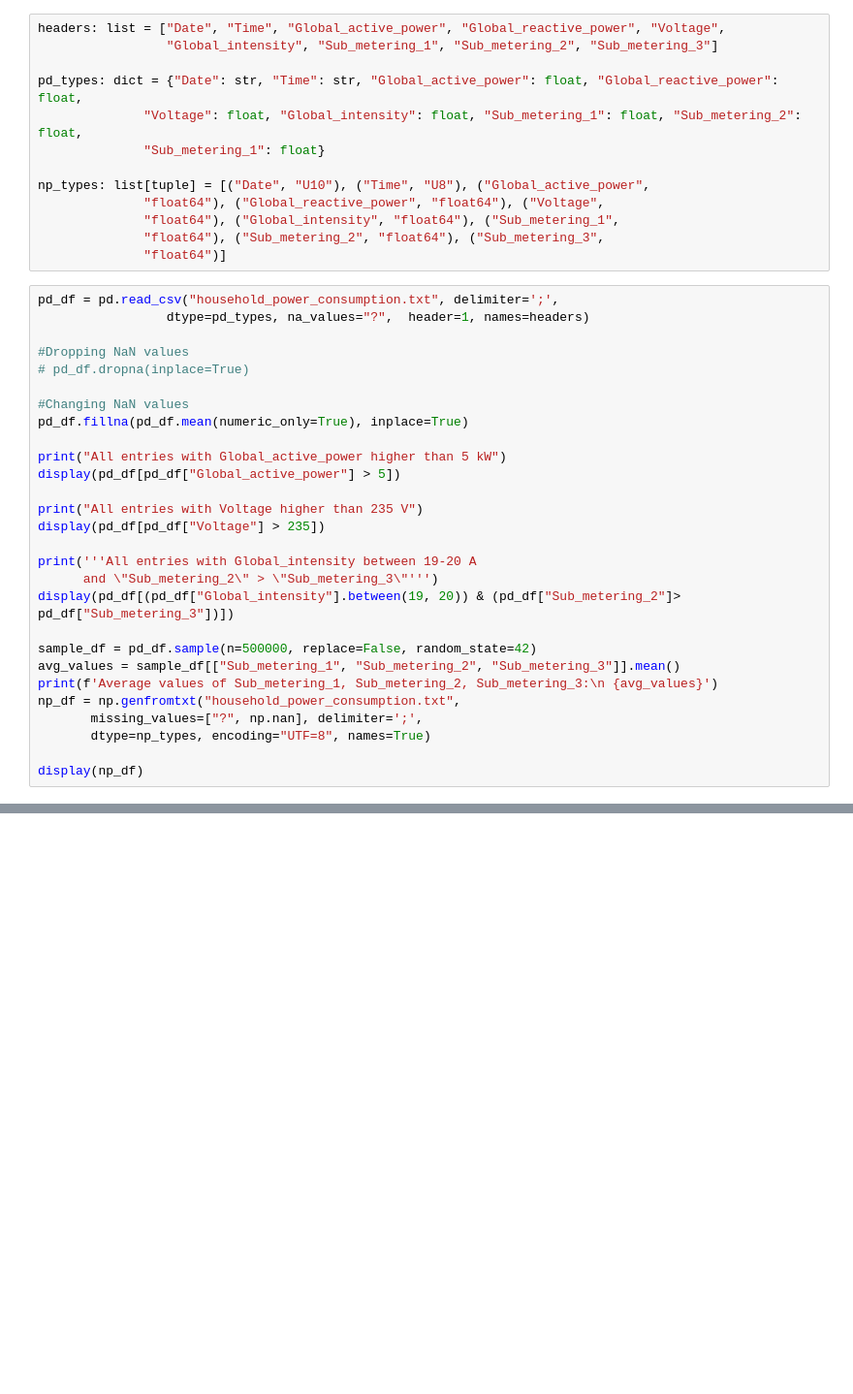
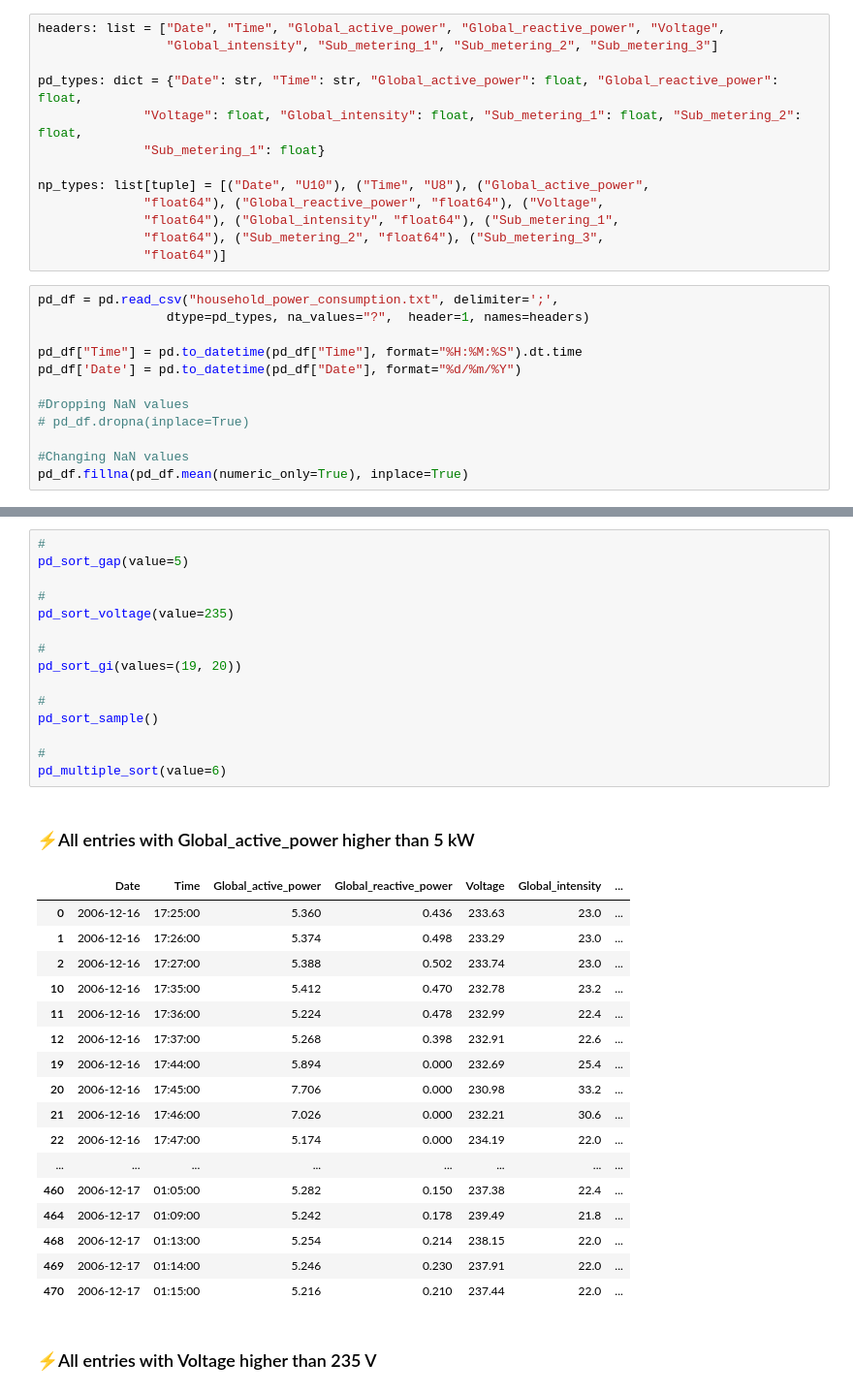
Before and after one commit to saulbadman3/DataAnalysis, a Jupyter notebook: Lab4/lab4.ipynb, the cells around one changed output, grey strips where cells are left out. Shown at 97% size. Cells and saved outputs as stored; diff of their text form; blank space fills up the shorter version.

```diff
--- a/Lab4/lab4.ipynb
+++ b/Lab4/lab4.ipynb
@@ -18,28 +17,12 @@ np_types: list[tuple] = [("Date", "U10"), ("Time", "U8"), ("Global_active_power"
 # %%
 pd_df = pd.read_csv("household_power_consumption.txt", delimiter=';',
                  dtype=pd_types, na_values="?",  header=1, names=headers)
+
+pd_df["Time"] = pd.to_datetime(pd_df["Time"], format="%H:%M:%S").dt.time
+pd_df['Date'] = pd.to_datetime(pd_df["Date"], format="%d/%m/%Y")
 
 #Dropping NaN values
 # pd_df.dropna(inplace=True)
 
 #Changing NaN values
 pd_df.fillna(pd_df.mean(numeric_only=True), inplace=True)
-
-print("All entries with Global_active_power higher than 5 kW")
-display(pd_df[pd_df["Global_active_power"] > 5])
-
-print("All entries with Voltage higher than 235 V")
-display(pd_df[pd_df["Voltage"] > 235])
-
-print('''All entries with Global_intensity between 19-20 A
-      and \"Sub_metering_2\" > \"Sub_metering_3\"''')
-display(pd_df[(pd_df["Global_intensity"].between(19, 20)) & (pd_df["Sub_metering_2"]> pd_df["Sub_metering_3"])])
-
-sample_df = pd_df.sample(n=500000, replace=False, random_state=42)
-avg_values = sample_df[["Sub_metering_1", "Sub_metering_2", "Sub_metering_3"]].mean()
-print(f'Average values of Sub_metering_1, Sub_metering_2, Sub_metering_3:\n {avg_values}')
-np_df = np.genfromtxt("household_power_consumption.txt",
-       missing_values=["?", np.nan], delimiter=';',
-       dtype=np_types, encoding="UTF=8", names=True)
-
-display(np_df)
@@ -102,0 +67,35 @@ array([('16/12/2006', '17:24:00', 4.216, 0.418, 234.84, 18.4, 0., 1., 17.),
+# %%
+#
+pd_sort_gap(value=5)
+
+#
+pd_sort_voltage(value=235)
+
+#
+pd_sort_gi(values=(19, 20))
+
+#
+pd_sort_sample()
+
+#
+pd_multiple_sort(value=6)
+# %% [output]
+ ### ⚡All entries with Global_active_power higher than 5 kW
+|  | Date | Time | Global_active_power | Global_reactive_power | Voltage | Global_intensity | ... |
+| 0 | 2006-12-16 | 17:25:00 | 5.360 | 0.436 | 233.63 | 23.0 | ... |
+| 1 | 2006-12-16 | 17:26:00 | 5.374 | 0.498 | 233.29 | 23.0 | ... |
+| 2 | 2006-12-16 | 17:27:00 | 5.388 | 0.502 | 233.74 | 23.0 | ... |
+| 10 | 2006-12-16 | 17:35:00 | 5.412 | 0.470 | 232.78 | 23.2 | ... |
+| 11 | 2006-12-16 | 17:36:00 | 5.224 | 0.478 | 232.99 | 22.4 | ... |
+| 12 | 2006-12-16 | 17:37:00 | 5.268 | 0.398 | 232.91 | 22.6 | ... |
+| 19 | 2006-12-16 | 17:44:00 | 5.894 | 0.000 | 232.69 | 25.4 | ... |
+| 20 | 2006-12-16 | 17:45:00 | 7.706 | 0.000 | 230.98 | 33.2 | ... |
+| 21 | 2006-12-16 | 17:46:00 | 7.026 | 0.000 | 232.21 | 30.6 | ... |
+| 22 | 2006-12-16 | 17:47:00 | 5.174 | 0.000 | 234.19 | 22.0 | ... |
+| ... | ... | ... | ... | ... | ... | ... | ... |
+| 460 | 2006-12-17 | 01:05:00 | 5.282 | 0.150 | 237.38 | 22.4 | ... |
+| 464 | 2006-12-17 | 01:09:00 | 5.242 | 0.178 | 239.49 | 21.8 | ... |
+| 468 | 2006-12-17 | 01:13:00 | 5.254 | 0.214 | 238.15 | 22.0 | ... |
+| 469 | 2006-12-17 | 01:14:00 | 5.246 | 0.230 | 237.91 | 22.0 | ... |
+| 470 | 2006-12-17 | 01:15:00 | 5.216 | 0.210 | 237.44 | 22.0 | ... |
+ ### ⚡All entries with Voltage higher than 235 V
```
Also changed, not shown: parts of 9 cells of this notebook.
